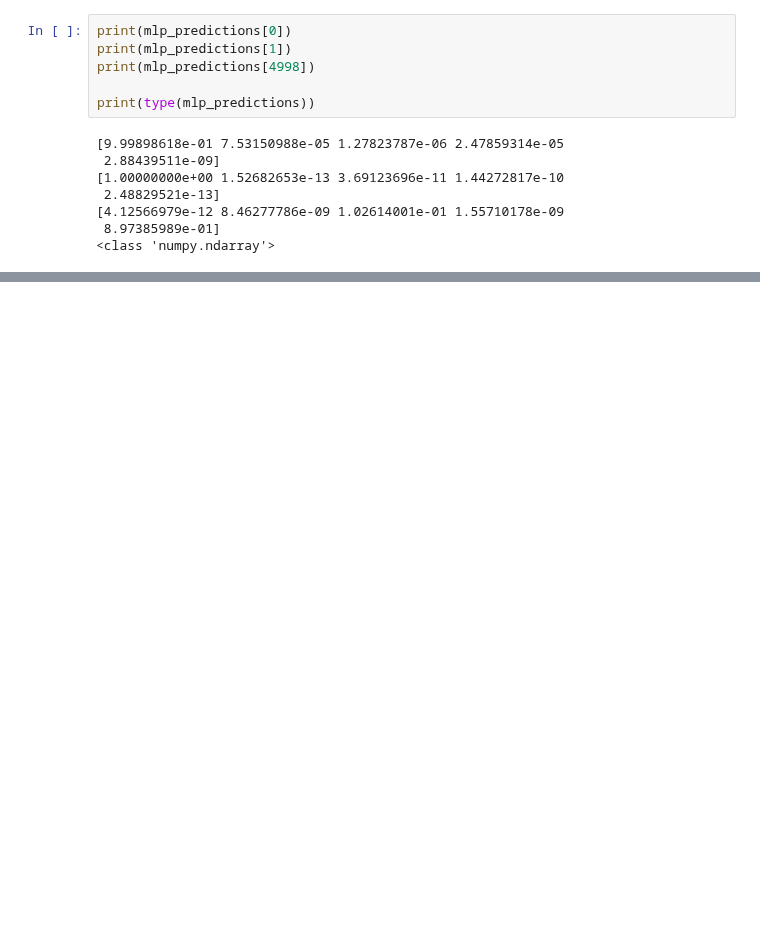
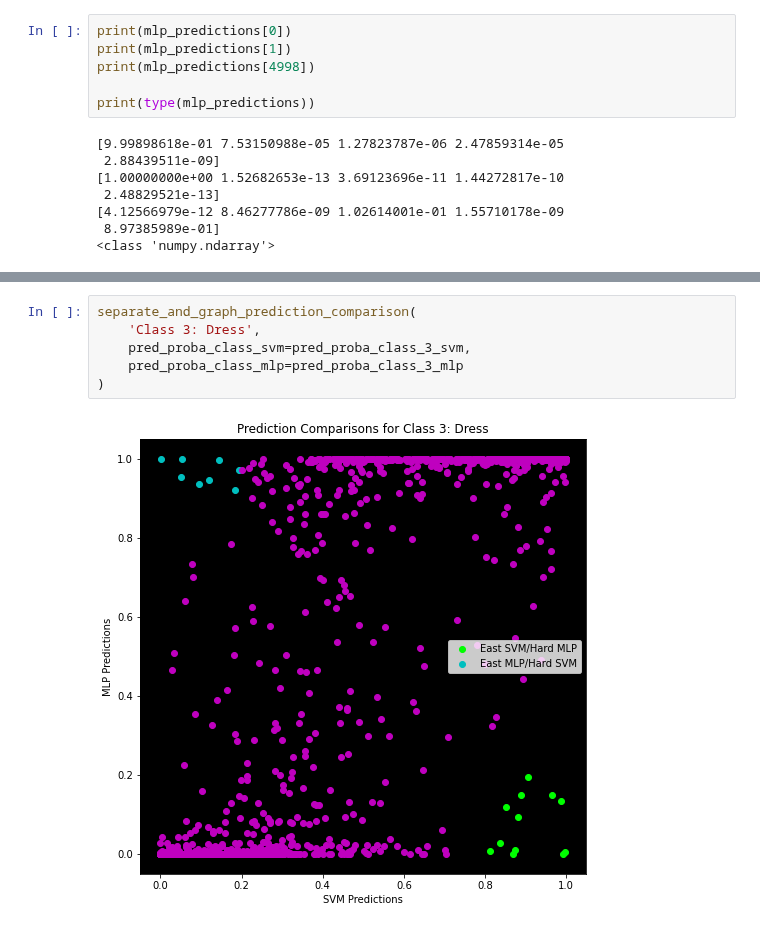
Before and after one commit to jasonmrimer/cse590-machine-learning, a Jupyter notebook: homework4/comparison.ipynb, the cells around one changed output, grey strips where cells are left out. Cells and saved outputs as stored; diff of their text form; blank space fills up the shorter version.

```diff
--- a/homework4/comparison.ipynb
+++ b/homework4/comparison.ipynb
@@ -234,0 +236,8 @@ plot_easy_hard(
+# %%
+separate_and_graph_prediction_comparison(
+    'Class 3: Dress',
+    pred_proba_class_svm=pred_proba_class_3_svm,
+    pred_proba_class_mlp=pred_proba_class_3_mlp
+)
+# %% [output]
+[figure, added]
```
Also changed, not shown: parts of 12 cells of this notebook.
